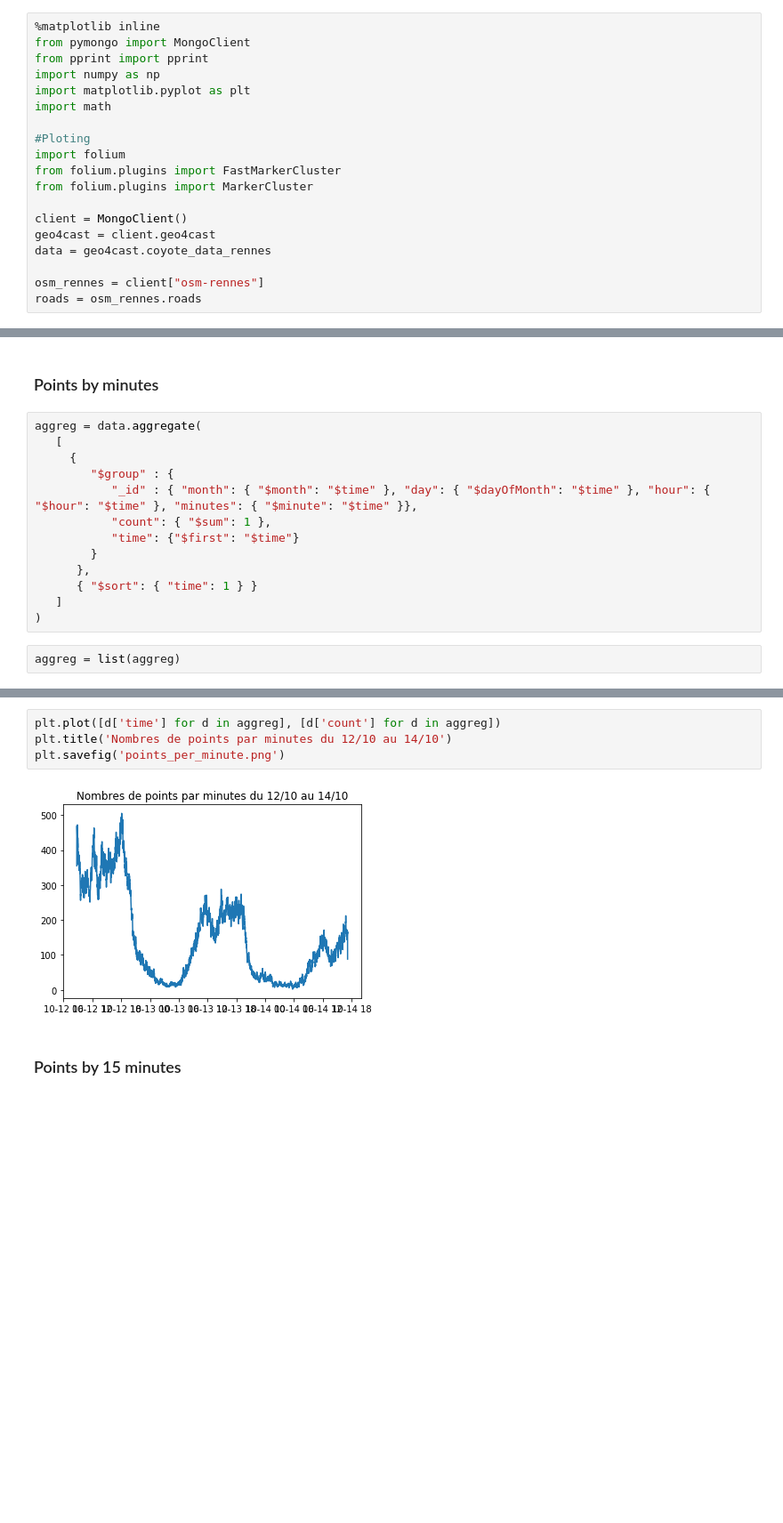
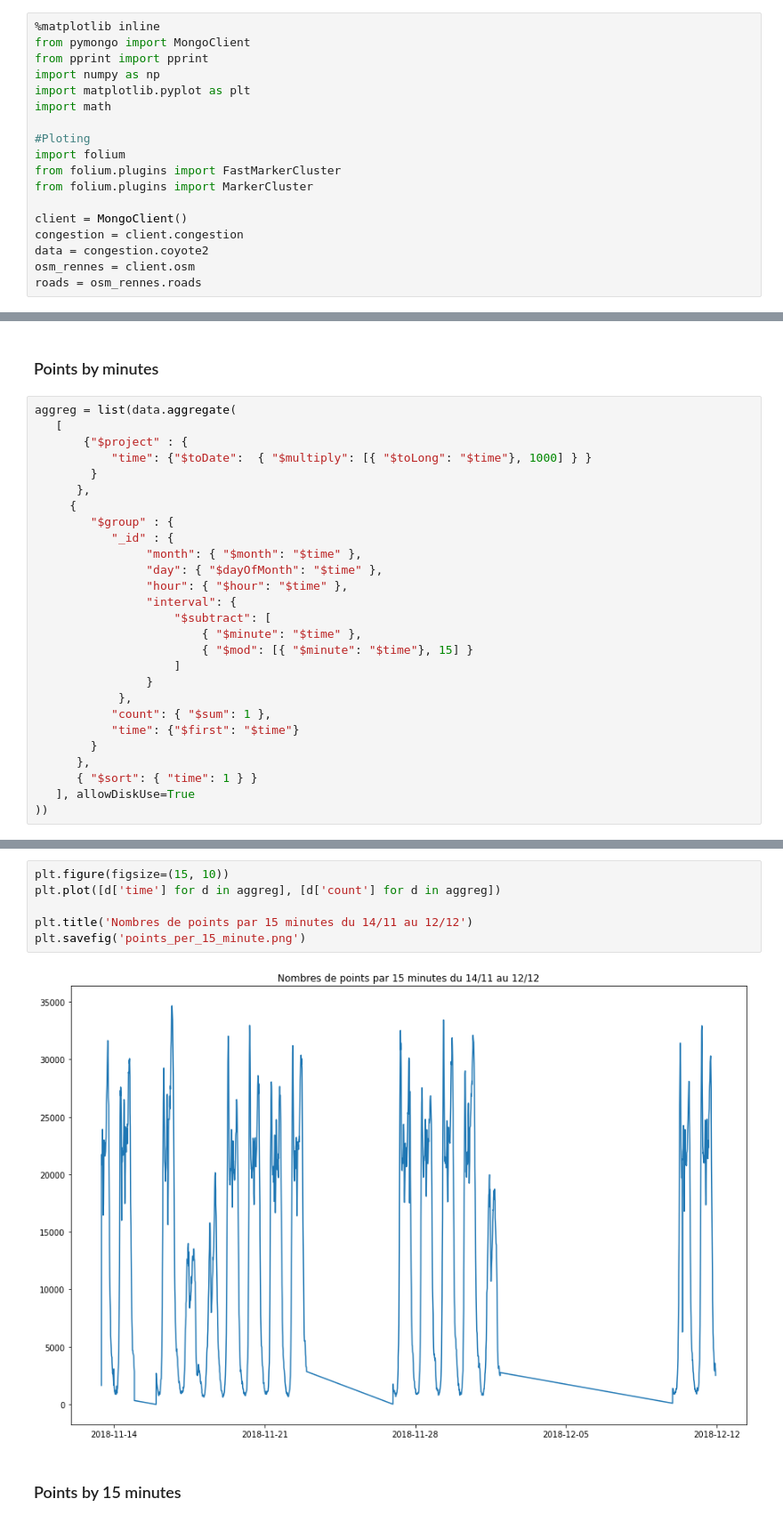
Before and after one commit to bourliam/PRIM, a Jupyter notebook: Notebooks/Notebook PRIM.ipynb, the cells around one changed output, grey strips where cells are left out. Shown at 89% size. Drawn from its saved outputs; the diff is of its cells as text; blank space fills up the shorter version.

```diff
--- a/Notebooks/Notebook PRIM.ipynb
+++ b/Notebooks/Notebook PRIM.ipynb
@@ -12,10 +12,9 @@ from folium.plugins import FastMarkerCluster
 from folium.plugins import MarkerCluster
 
 client = MongoClient()
-geo4cast = client.geo4cast
-data = geo4cast.coyote_data_rennes
-
-osm_rennes = client["osm-rennes"]
+congestion = client.congestion
+data = congestion.coyote2
+osm_rennes = client.osm
 roads = osm_rennes.roads
 # %%
 def print_road(road_id):
@@ -40,17 +39,29 @@ data.count()
 # %% [markdown]
 ### Points by minutes
 # %%
-aggreg = data.aggregate(
+aggreg = list(data.aggregate(
    [
+       {"$project" : {
+           "time": {"$toDate":  { "$multiply": [{ "$toLong": "$time"}, 1000] } }
+        }
+      },
      {
         "$group" : {
-           "_id" : { "month": { "$month": "$time" }, "day": { "$dayOfMonth": "$time" }, "hour": { "$hour": "$time" }, "minutes": { "$minute": "$time" }},
+           "_id" : {
+                "month": { "$month": "$time" },
+                "day": { "$dayOfMonth": "$time" },
+                "hour": { "$hour": "$time" },
+                "interval": {
+                    "$subtract": [
+                        { "$minute": "$time" },
+                        { "$mod": [{ "$minute": "$time"}, 15] }
+                    ]
+                }
+            },
            "count": { "$sum": 1 },
            "time": {"$first": "$time"}
         }
       },
       { "$sort": { "time": 1 } }
-   ]
-)
+   ], allowDiskUse=True
+))
-# %%
-aggreg = list(aggreg)
@@ -57,9 +72,11 @@ aggreg = list(aggreg)
 # %%
+plt.figure(figsize=(15, 10))
 plt.plot([d['time'] for d in aggreg], [d['count'] for d in aggreg])
-plt.title('Nombres de points par minutes du 12/10 au 14/10')
-plt.savefig('points_per_minute.png')
+
+plt.title('Nombres de points par 15 minutes du 14/11 au 12/12')
+plt.savefig('points_per_15_minute.png')
 # %% [output]
-[figure, old version]
+[figure, new version]
 # %% [markdown]
 ### Points by 15 minutes
 # %%
```
Also changed, not shown: parts of 6 cells of this notebook, 13 other files.
